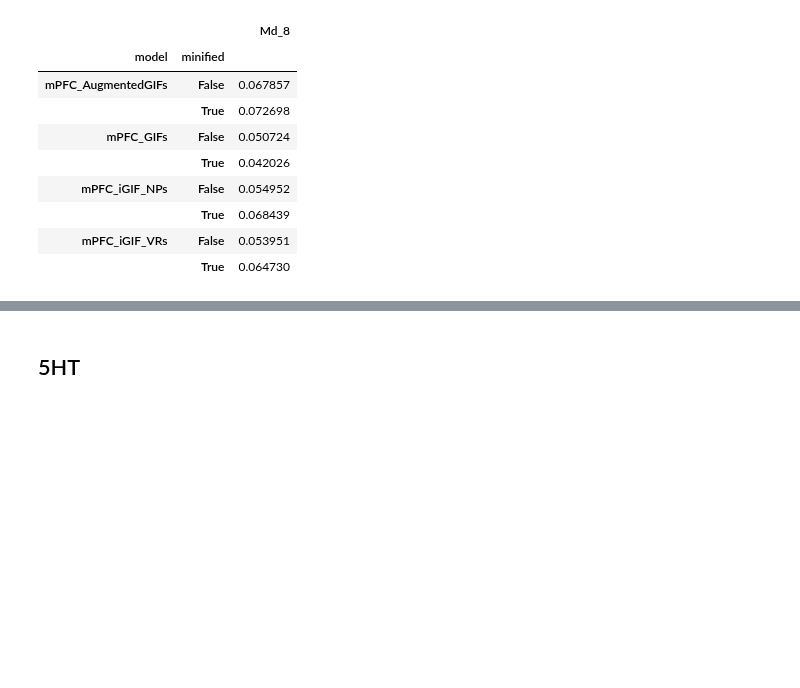
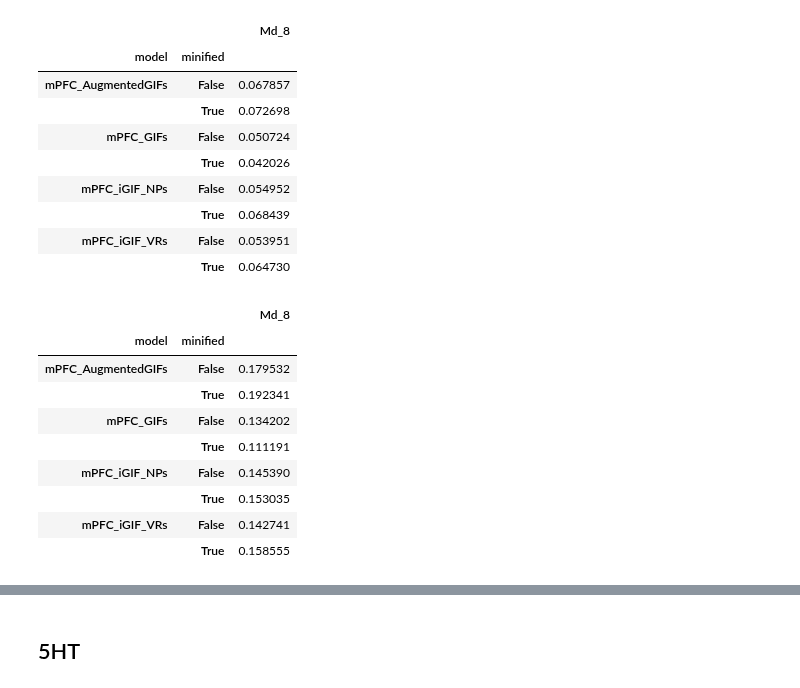
Before and after one commit to nauralcodinglab/raphegif, a Jupyter notebook: figs/scripts/writeup/single_neuron_model_benchmarks.ipynb, the cells around one changed output, grey strips where cells are left out. Saved outputs shown, nothing was run; the diff lists cells and outputs as text; code cells hidden in the pictures; blank space fills up the shorter version.

Commit message:
Compute SD of model benchmarks and edit R2 y-axis label

```diff
--- a/figs/scripts/writeup/single_neuron_model_benchmarks.ipynb
+++ b/figs/scripts/writeup/single_neuron_model_benchmarks.ipynb
@@ -87,6 +87,19 @@ piv.loc[:, ['Md_8', 'minified', 'model']].groupby(['model', 'minified']).sem()
 |  | True | 0.068439 |
 | mPFC_iGIF_VRs | False | 0.053951 |
 |  | True | 0.064730 |
+# %%
+piv.loc[:, ['Md_8', 'minified', 'model']].groupby(['model', 'minified']).std()
+# %% [output]
+|  |  | Md_8 |
+| model | minified |  |
+| mPFC_AugmentedGIFs | False | 0.179532 |
+|  | True | 0.192341 |
+| mPFC_GIFs | False | 0.134202 |
+|  | True | 0.111191 |
+| mPFC_iGIF_NPs | False | 0.145390 |
+|  | True | 0.153035 |
+| mPFC_iGIF_VRs | False | 0.142741 |
+|  | True | 0.158555 |
 # %%
 plt.figure(figsize=(1, 1))
 
```
Also changed, not shown: parts of 14 cells of this notebook.
